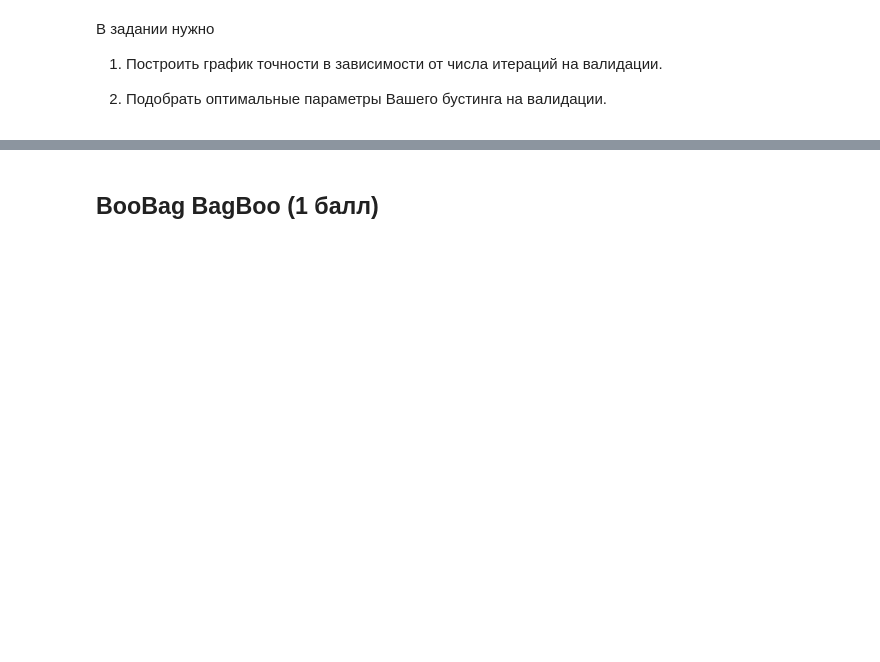
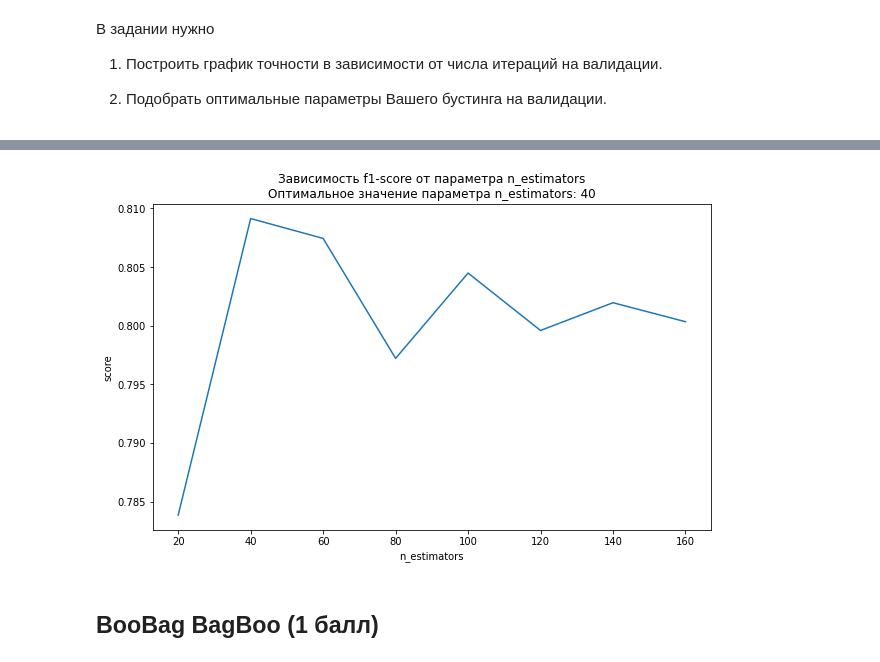
Before and after one commit to SherAndrei/ML_Sphere, a Jupyter notebook: 09.boosting/hw4/sherstobitov_hw4.ipynb, the cells around one changed output, grey strips where cells are left out. Cells and saved outputs as stored; diff of their text form; code cells hidden in the pictures; blank space fills up the shorter version.

```diff
--- a/09.boosting/hw4/sherstobitov_hw4.ipynb
+++ b/09.boosting/hw4/sherstobitov_hw4.ipynb
@@ -210,9 +215,9 @@ def ValScore(n_splits=5, *args, **kwargs):
         scaler = StandardScaler().fit(X_train)
         scaler.transform(X_train)
         scaler.transform(X_test)
-        clf.fit(X_train, y_train, base_model=RandomForestRegressor)
+        clf.fit(X_train, y_train)
         scores.append(f1_score(y_pred=clf.predict(X_test),
-                               y_true=y_test))
+                               y_true=y_test, average='macro'))
     return np.asarray(scores)
 # %%
 def FindParams(param_name, param_range, known_params=opt_params):
@@ -267,3 +266,9 @@ f1_score(y_test, model.predict(X_test))
+# %%
+estimators = np.arange(20, 161, 20)
+opt_param = FindParams('n_estimators', estimators, opt_params)
+opt_params.update({'n_estimators': opt_param})
+# %% [output]
+[figure, added]
 # %% [markdown]
 ## BooBag BagBoo (1 балл)
 # %% [markdown]
```
Also changed, not shown: parts of 16 cells of this notebook.
